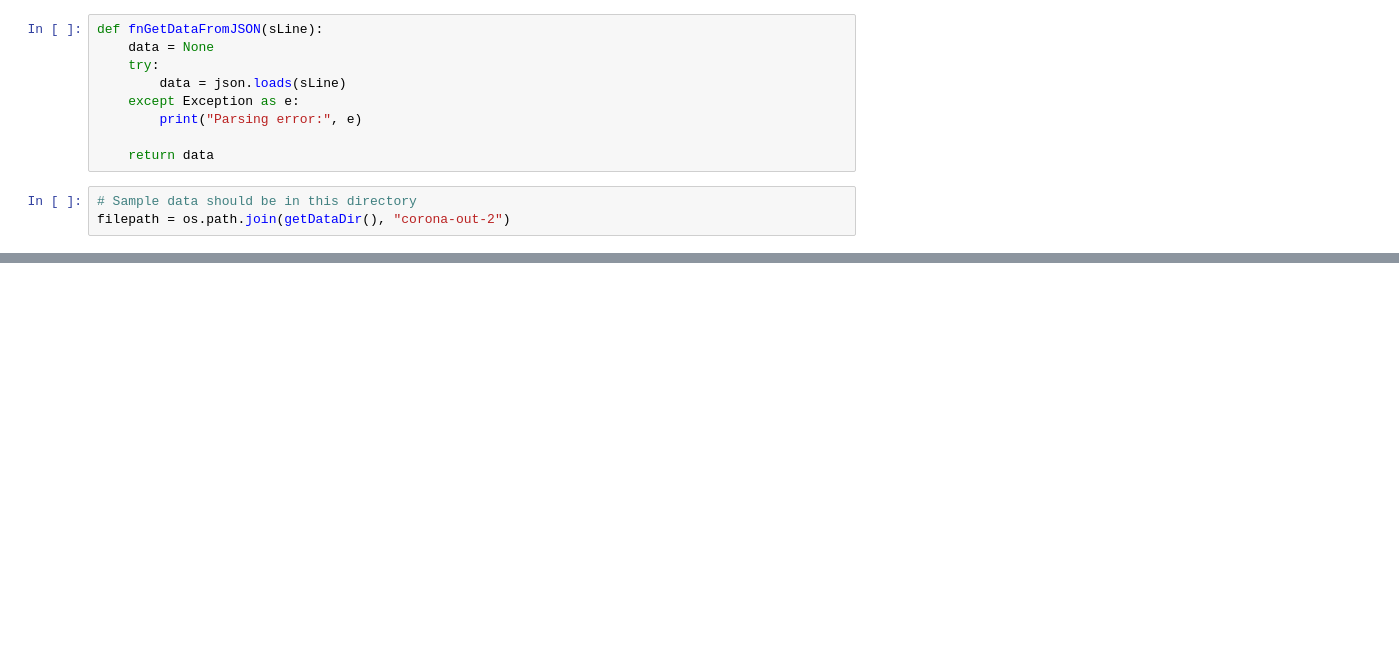
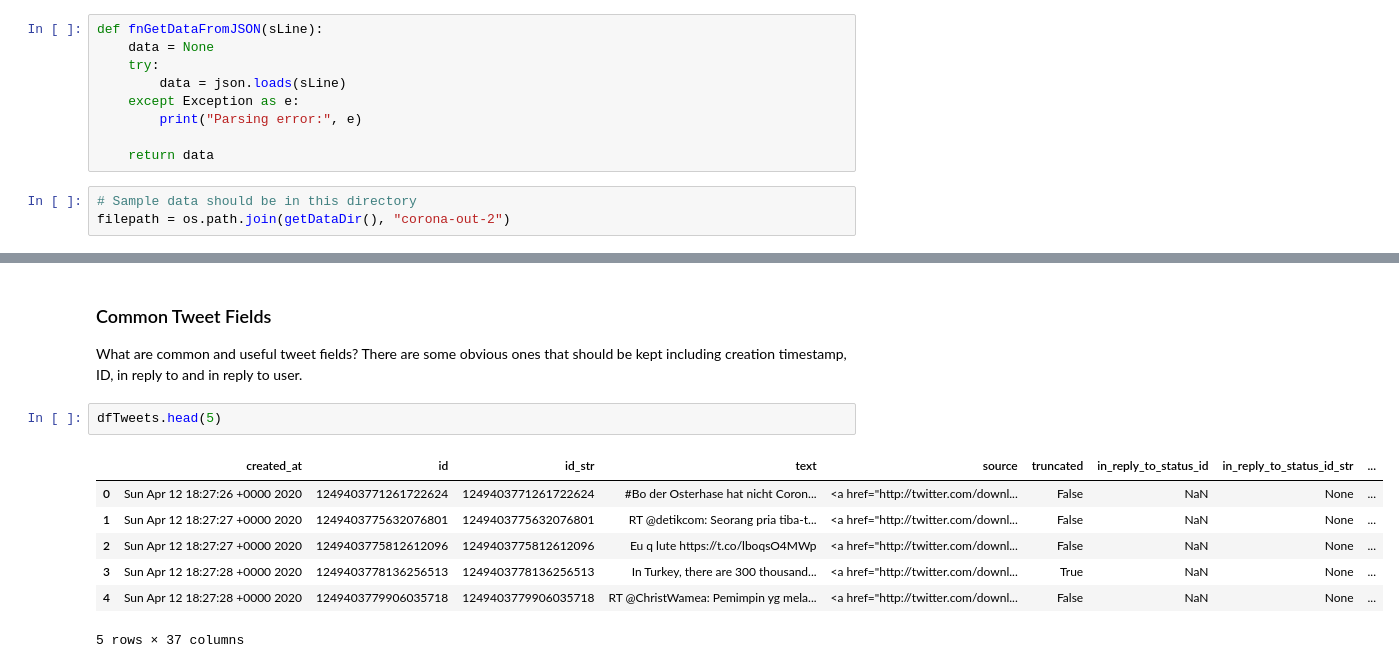
Before and after one commit to d-shehu/msds-data-mgmt-team12-finalproject, a Jupyter notebook: notebooks/twitter_stats_workbook.ipynb, the cells around one changed output, grey strips where cells are left out. Saved outputs shown, nothing was run; the diff lists cells and outputs as text; blank space fills up the shorter version.

```diff
--- a/notebooks/twitter_stats_workbook.ipynb
+++ b/notebooks/twitter_stats_workbook.ipynb
@@ -229,0 +489,14 @@ media                            1084   1084               list
+# %% [markdown]
+### Common Tweet Fields
+
+What are common and useful tweet fields? There are some obvious ones that should be kept including creation timestamp, ID, in reply to and in reply to user.
+# %%
+dfTweets.head(5)
+# %% [output]
+|  | created_at | id | id_str | text | source | truncated | in_reply_to_status_id | in_reply_to_status_id_str | ... |
+| 0 | Sun Apr 12 18:27:26 +0000 2020 | 1249403771261722624 | 1249403771261722624 | #Bo der Osterhase hat nicht Coron... | <a href="http://twitter.com/downl... | False | NaN | None | ... |
+| 1 | Sun Apr 12 18:27:27 +0000 2020 | 1249403775632076801 | 1249403775632076801 | RT @detikcom: Seorang pria tiba-t... | <a href="http://twitter.com/downl... | False | NaN | None | ... |
+| 2 | Sun Apr 12 18:27:27 +0000 2020 | 1249403775812612096 | 1249403775812612096 | Eu q lute https://t.co/lboqsO4MWp | <a href="http://twitter.com/downl... | False | NaN | None | ... |
+| 3 | Sun Apr 12 18:27:28 +0000 2020 | 1249403778136256513 | 1249403778136256513 | In Turkey, there are 300 thousand... | <a href="http://twitter.com/downl... | True | NaN | None | ... |
+| 4 | Sun Apr 12 18:27:28 +0000 2020 | 1249403779906035718 | 1249403779906035718 | RT @ChristWamea: Pemimpin yg mela... | <a href="http://twitter.com/downl... | False | NaN | None | ... |
+5 rows × 37 columns
```
Also changed, not shown: parts of 55 cells of this notebook, 4 other files.
